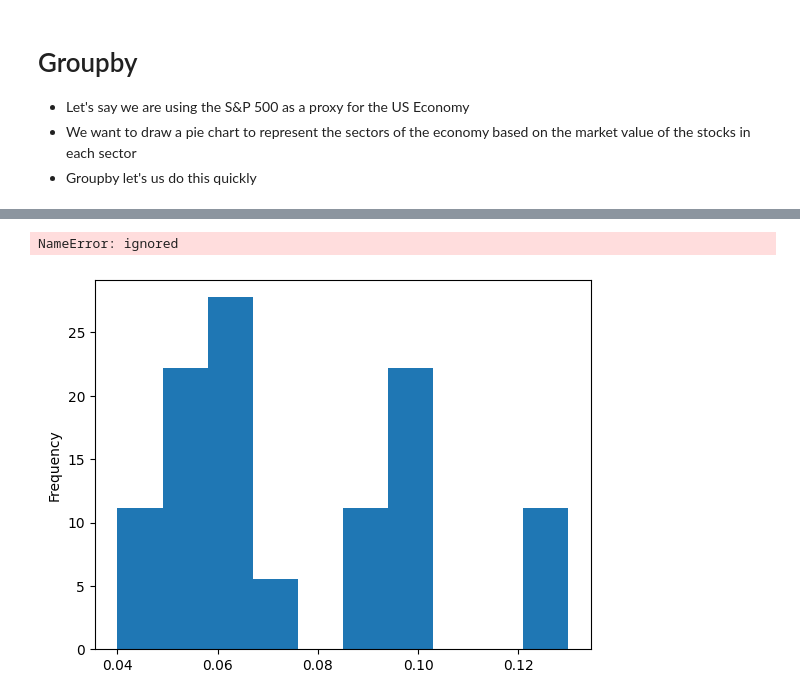
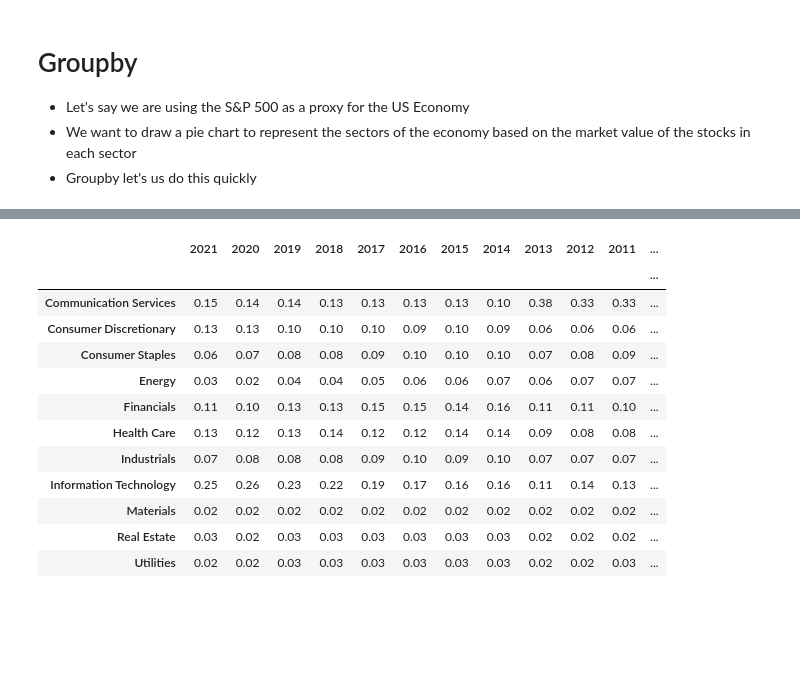
Before and after one commit to AmberHou1230/Story-telling-with-Investco-ETF-holdings-pie-chart-and-sector-groupby, a Jupyter notebook: Investco_ETF_Parser,_S&P_500_sector_pie_graph.ipynb, the cells around one changed output, grey strips where cells are left out. Cells and saved outputs as stored; diff of their text form; code cells hidden in the pictures; blank space fills up the shorter version.

```diff
--- a/Investco_ETF_Parser,_S&P_500_sector_pie_graph.ipynb
+++ b/Investco_ETF_Parser,_S&P_500_sector_pie_graph.ipynb
@@ -129,22 +129,19 @@ for c in df.columns:
   df[c]=df[c].map(lambda s:float(s[:-1])*0.01)
 # %%
 df=df.T
-# %%
-df['Consumer Discretionary'].plot(kind='hist',density=True)
-from scipy.stats import gaussian_kde
-# Generate a KDE based on the histogram
-kde = gaussian_kde(df['Consumer Discretionary'])
-
-# Generate x-axis values
-x_axis = np.linspace(0.03,0.15, num=10)
-
-# Evaluate the PDF at each x-axis value
-pdf = kde(x_axis)
-
-# Plot the PDF on top of the histogram
-plt.plot(x_axis, pdf, 'r', linewidth=2)
-# %% [output]
-NameError: ignored
-[figure, removed]
 # %%
-df['Energy'].mean()
+df
+# %% [output]
+|  | 2021 | 2020 | 2019 | 2018 | 2017 | 2016 | 2015 | 2014 | 2013 | 2012 | 2011 | ... |
+|  |  |  |  |  |  |  |  |  |  |  |  | ... |
+| Communication Services | 0.15 | 0.14 | 0.14 | 0.13 | 0.13 | 0.13 | 0.13 | 0.10 | 0.38 | 0.33 | 0.33 | ... |
+| Consumer Discretionary | 0.13 | 0.13 | 0.10 | 0.10 | 0.10 | 0.09 | 0.10 | 0.09 | 0.06 | 0.06 | 0.06 | ... |
+| Consumer Staples | 0.06 | 0.07 | 0.08 | 0.08 | 0.09 | 0.10 | 0.10 | 0.10 | 0.07 | 0.08 | 0.09 | ... |
+| Energy | 0.03 | 0.02 | 0.04 | 0.04 | 0.05 | 0.06 | 0.06 | 0.07 | 0.06 | 0.07 | 0.07 | ... |
+| Financials | 0.11 | 0.10 | 0.13 | 0.13 | 0.15 | 0.15 | 0.14 | 0.16 | 0.11 | 0.11 | 0.10 | ... |
+| Health Care | 0.13 | 0.12 | 0.13 | 0.14 | 0.12 | 0.12 | 0.14 | 0.14 | 0.09 | 0.08 | 0.08 | ... |
+| Industrials | 0.07 | 0.08 | 0.08 | 0.08 | 0.09 | 0.10 | 0.09 | 0.10 | 0.07 | 0.07 | 0.07 | ... |
+| Information Technology | 0.25 | 0.26 | 0.23 | 0.22 | 0.19 | 0.17 | 0.16 | 0.16 | 0.11 | 0.14 | 0.13 | ... |
+| Materials | 0.02 | 0.02 | 0.02 | 0.02 | 0.02 | 0.02 | 0.02 | 0.02 | 0.02 | 0.02 | 0.02 | ... |
+| Real Estate | 0.03 | 0.02 | 0.03 | 0.03 | 0.03 | 0.03 | 0.03 | 0.03 | 0.02 | 0.02 | 0.02 | ... |
+| Utilities | 0.02 | 0.02 | 0.03 | 0.03 | 0.03 | 0.03 | 0.03 | 0.03 | 0.02 | 0.02 | 0.03 | ... |
```
Also changed, not shown: parts of 7 cells of this notebook.
